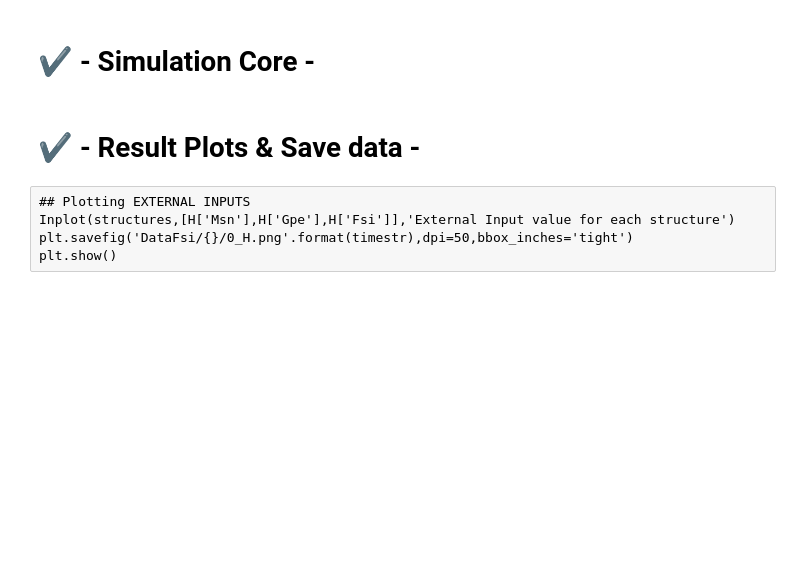
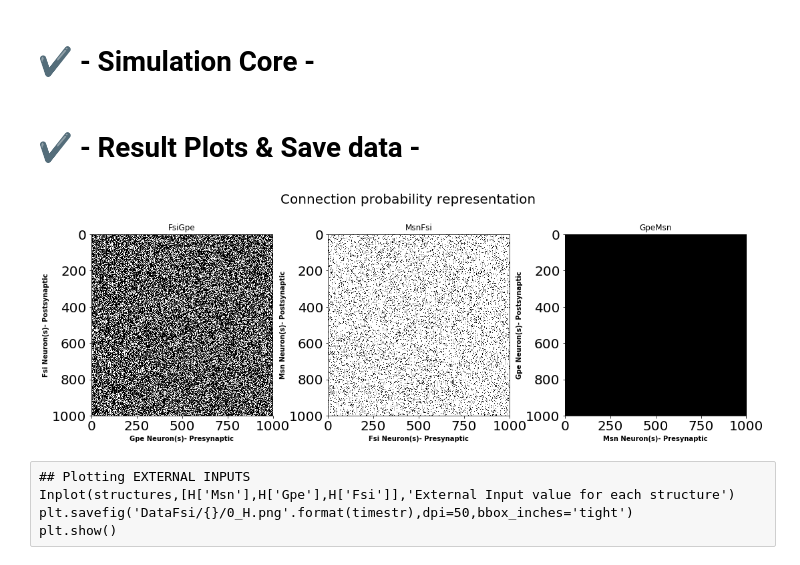
Before and after one commit to YacineOb/BasalGangliaModel2017, a Jupyter notebook: Basal_Ganglia_Model_MsnGpFsi.ipynb, the cells around one changed output. Saved outputs shown, nothing was run; the diff lists cells and outputs as text; code cells hidden in the pictures; blank space fills up the shorter version.

```diff
--- a/Basal_Ganglia_Model_MsnGpFsi.ipynb
+++ b/Basal_Ganglia_Model_MsnGpFsi.ipynb
@@ -322,26 +341,28 @@ with open('DataFsi/{}/0_Parameters.json'.format(timestr),'w') as f: # save the p
 # %%
 fig, axes = plt.subplots(1, 3, figsize=(18, 5))
 fig.suptitle("Connection probability representation",y=1.05, fontsize=20)
 
-axes[0].imshow(J["FsiGpe"], cmap='Greys',  interpolation='nearest')
+axes[0].imshow(J["FsiGpe"], cmap='Greys_r',  interpolation='nearest')
 axes[0].set_title("FsiGpe")
 axes[0].set_xlabel("Gpe Neuron(s)- Presynaptic")
 axes[0].set_ylabel("Fsi Neuron(s)- Postsynaptic")
 
 
-axes[1].imshow(J["MsnFsi"], cmap='Greys',  interpolation='nearest')
+axes[1].imshow(J["MsnFsi"], cmap='Greys_r',  interpolation='nearest')
 axes[1].set_title("MsnFsi")
 axes[1].set_xlabel("Fsi Neuron(s)- Presynaptic")
 axes[1].set_ylabel("Msn Neuron(s)- Postsynaptic")
 
 
-axes[2].imshow(J["GpeMsn"], cmap='Greys',  interpolation='nearest')
+axes[2].imshow(J["GpeMsn"], cmap='Greys_r',  interpolation='nearest')
 axes[2].set_title("GpeMsn")
 axes[2].set_xlabel("Msn Neuron(s)- Presynaptic")
 axes[2].set_ylabel("Gpe Neuron(s)- Postsynaptic")
 
 plt.savefig('DataFsi/{}/C{}.png'.format(timestr,con),dpi=300,bbox_inches='tight')
-#plt.show()
+plt.show()
+# %% [output]
+[figure, added]
 # %% [raw]
 ## Plotting EXTERNAL INPUTS
 Inplot(structures,[H['Msn'],H['Gpe'],H['Fsi']],'External Input value for each structure')
```
Also changed, not shown: parts of 12 cells of this notebook, 2 other files.
